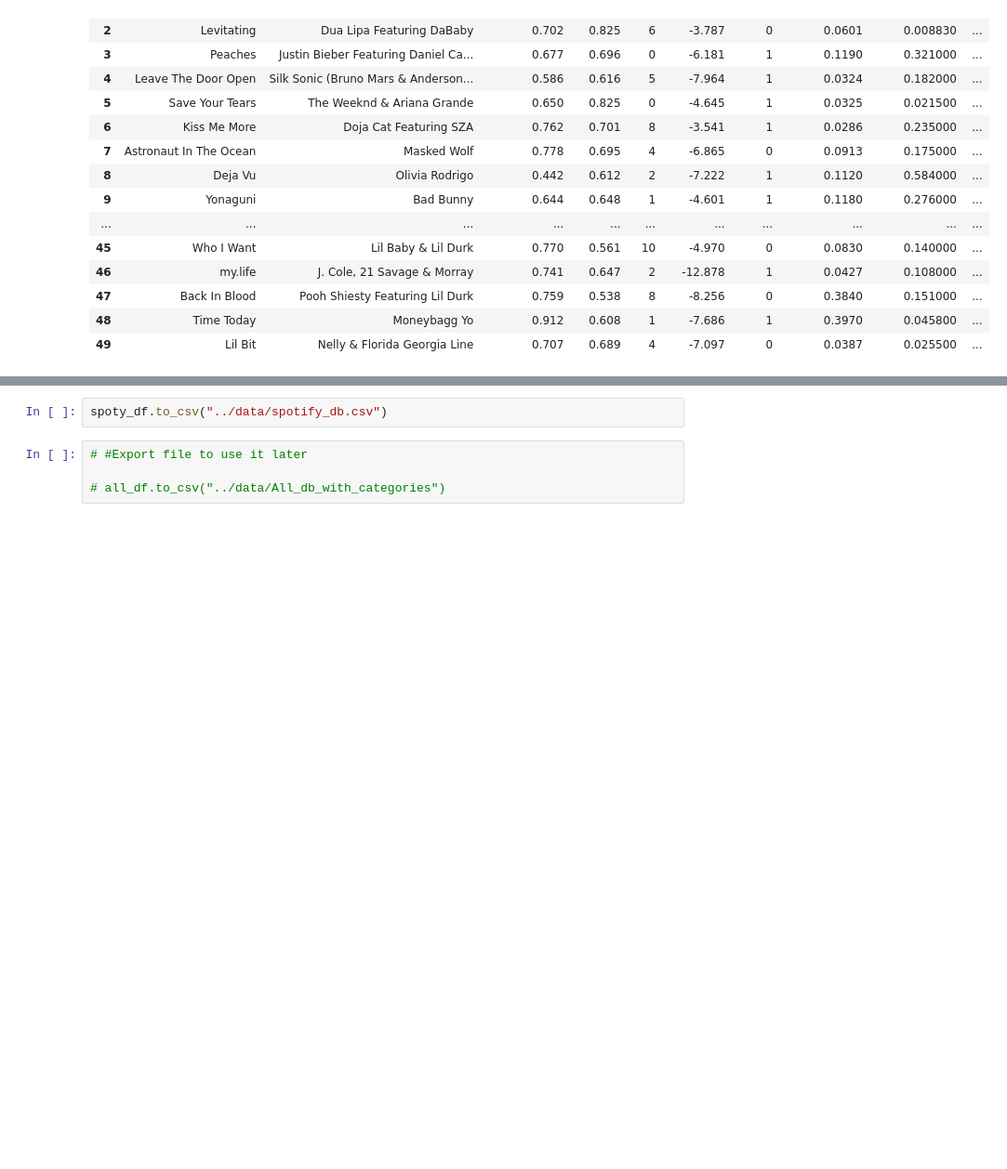
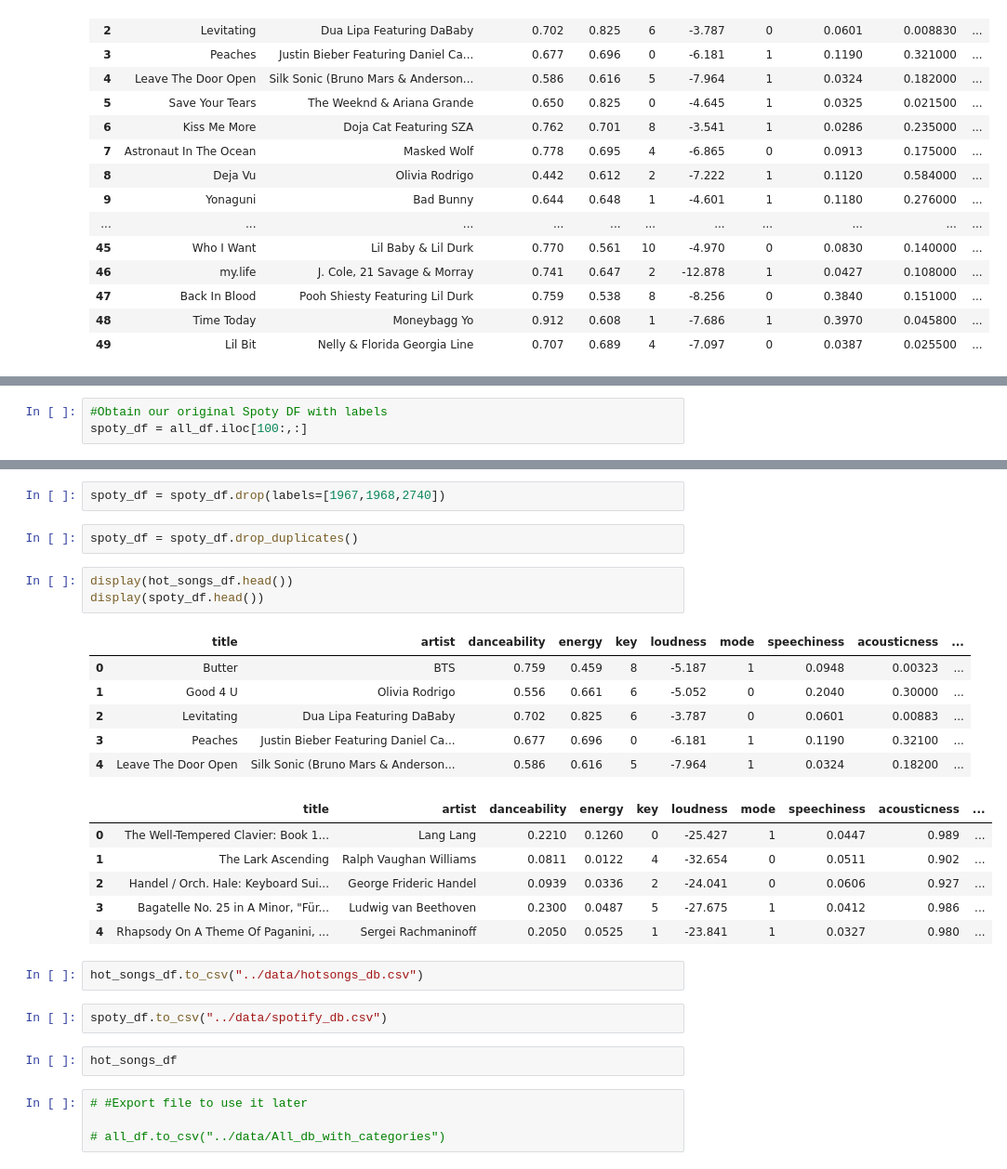
Before and after one commit to lauratll/Project_week3, a Jupyter notebook: project/CREATE 100 HOTSONGS AND SPOTY DB.ipynb, the cells around one changed output, grey strips where cells are left out. Shown at 93% size. Saved outputs shown, nothing was run; the diff lists cells and outputs as text; blank space fills up the shorter version.

```diff
--- a/project/CREATE 100 HOTSONGS AND SPOTY DB.ipynb
+++ b/project/CREATE 100 HOTSONGS AND SPOTY DB.ipynb
@@ -888,0 +888,3 @@ hot_songs_df.to_csv("../data/hotsongs_db.csv")
+# %%
+#Obtain our original Spoty DF with labels
+spoty_df = all_df.iloc[100:,:]
@@ -889,5 +933,29 @@ hot_songs_df.to_csv("../data/hotsongs_db.csv")
+# %%
+spoty_df = spoty_df.drop(labels=[1967,1968,2740])
+# %%
+spoty_df = spoty_df.drop_duplicates()
+# %%
+display(hot_songs_df.head())
+display(spoty_df.head())
+# %% [output]
+|  | title | artist | danceability | energy | key | loudness | mode | speechiness | acousticness | ... |
+| 0 | Butter | BTS | 0.759 | 0.459 | 8 | -5.187 | 1 | 0.0948 | 0.00323 | ... |
+| 1 | Good 4 U | Olivia Rodrigo | 0.556 | 0.661 | 6 | -5.052 | 0 | 0.2040 | 0.30000 | ... |
+| 2 | Levitating | Dua Lipa Featuring DaBaby | 0.702 | 0.825 | 6 | -3.787 | 0 | 0.0601 | 0.00883 | ... |
+| 3 | Peaches | Justin Bieber Featuring Daniel Ca... | 0.677 | 0.696 | 0 | -6.181 | 1 | 0.1190 | 0.32100 | ... |
+| 4 | Leave The Door Open | Silk Sonic (Bruno Mars & Anderson... | 0.586 | 0.616 | 5 | -7.964 | 1 | 0.0324 | 0.18200 | ... |
+|  | title | artist | danceability | energy | key | loudness | mode | speechiness | acousticness | ... |
+| 0 | The Well-Tempered Clavier: Book 1... | Lang Lang | 0.2210 | 0.1260 | 0 | -25.427 | 1 | 0.0447 | 0.989 | ... |
+| 1 | The Lark Ascending | Ralph Vaughan Williams | 0.0811 | 0.0122 | 4 | -32.654 | 0 | 0.0511 | 0.902 | ... |
+| 2 | Handel / Orch. Hale: Keyboard Sui... | George Frideric Handel | 0.0939 | 0.0336 | 2 | -24.041 | 0 | 0.0606 | 0.927 | ... |
+| 3 | Bagatelle No. 25 in A Minor, "Für... | Ludwig van Beethoven | 0.2300 | 0.0487 | 5 | -27.675 | 1 | 0.0412 | 0.986 | ... |
+| 4 | Rhapsody On A Theme Of Paganini, ... | Sergei Rachmaninoff | 0.2050 | 0.0525 | 1 | -23.841 | 1 | 0.0327 | 0.980 | ... |
+# %%
+hot_songs_df.to_csv("../data/hotsongs_db.csv")
 # %%
 spoty_df.to_csv("../data/spotify_db.csv")
+# %%
+hot_songs_df
 # %%
 # #Export file to use it later
 
```
Also changed, not shown: parts of 19 cells of this notebook, 3 other files.
